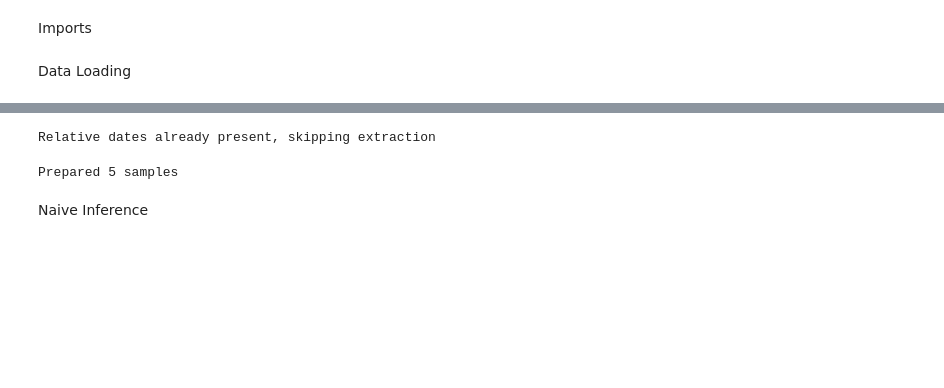
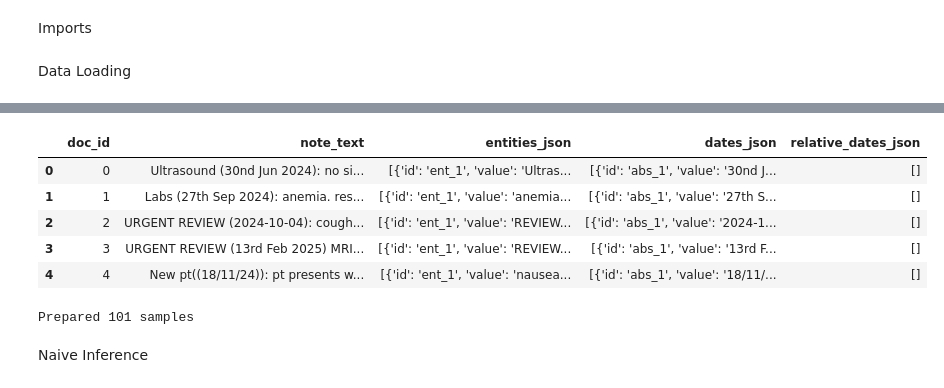
Before and after one commit to uclh-criu/patient-clinical-timeline-extraction, a Jupyter notebook: notebooks_inference/naive_inference.ipynb, the cells around one changed output, grey strips where cells are left out. Saved outputs shown, nothing was run; the diff lists cells and outputs as text; code cells hidden in the pictures; blank space fills up the shorter version.

```diff
--- a/notebooks_inference/naive_inference.ipynb
+++ b/notebooks_inference/naive_inference.ipynb
@@ -25,21 +23,19 @@ FileNotFoundError: [Errno 2] No such file or directory: '../data/inference_datas
-# %%
-#Add relative dates if not already added via MedCAT trainer
-if 'relative_dates_json' not in df.columns:
-    df = add_relative_dates(df)
-    print("Added relative dates")
-else:
-    print("Relative dates already present, skipping extraction")
-# %% [output]
-Relative dates already present, skipping extraction
 # %%
-#Inspect df to check that relative dates have been added
-#df
+#Inspect df
+df.head()
+# %% [output]
+|  | doc_id | note_text | entities_json | dates_json | relative_dates_json |
+| 0 | 0 | Ultrasound (30nd Jun 2024): no si... | [{'id': 'ent_1', 'value': 'Ultras... | [{'id': 'abs_1', 'value': '30nd J... | [] |
+| 1 | 1 | Labs (27th Sep 2024): anemia. res... | [{'id': 'ent_1', 'value': 'anemia... | [{'id': 'abs_1', 'value': '27th S... | [] |
+| 2 | 2 | URGENT REVIEW (2024-10-04): cough... | [{'id': 'ent_1', 'value': 'REVIEW... | [{'id': 'abs_1', 'value': '2024-1... | [] |
+| 3 | 3 | URGENT REVIEW (13rd Feb 2025) MRI... | [{'id': 'ent_1', 'value': 'REVIEW... | [{'id': 'abs_1', 'value': '13rd F... | [] |
+| 4 | 4 | New pt((18/11/24)): pt presents w... | [{'id': 'ent_1', 'value': 'nausea... | [{'id': 'abs_1', 'value': '18/11/... | [] |
 # %%
 # Prepare all samples
 samples = prepare_all_samples(df)
 print(f"Prepared {len(samples)} samples")
 #samples[2]
 # %% [output]
-Prepared 5 samples
+Prepared 101 samples
 # %% [markdown]
 Naive Inference
```
Also changed, not shown: parts of 4 cells of this notebook, 6 other files.
